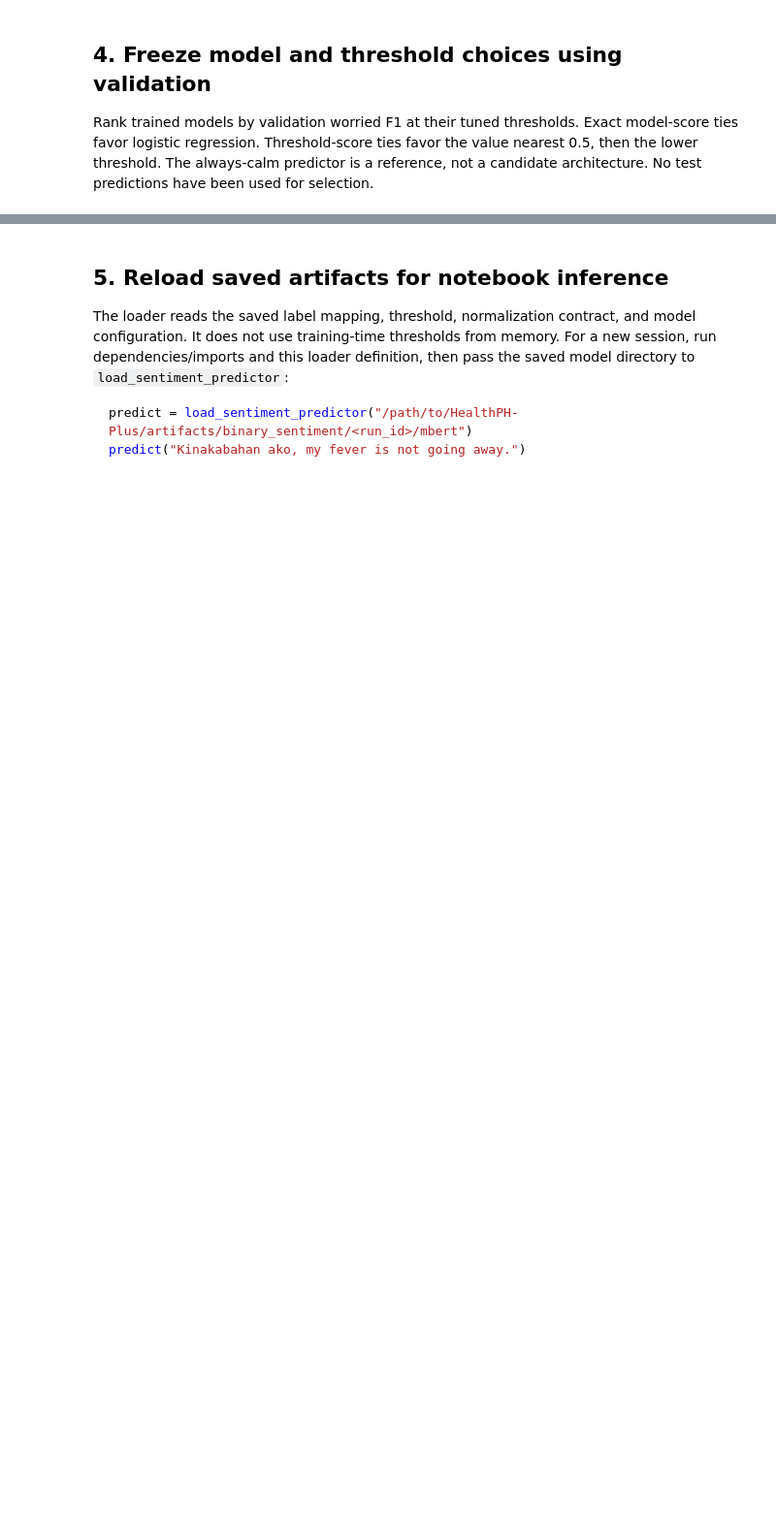
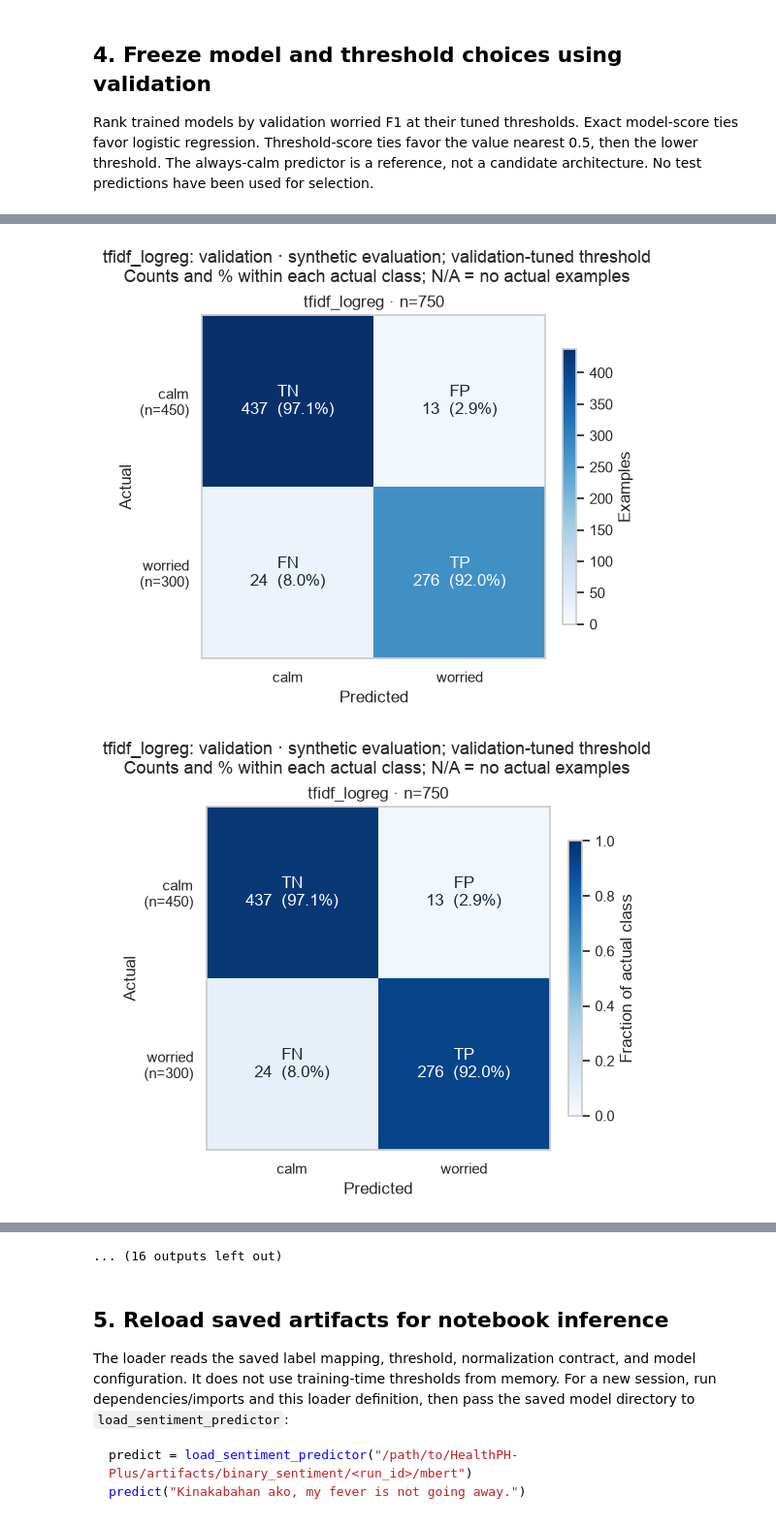
Before and after one commit to healthph-plus/HealthPH-Plus, a Jupyter notebook: notebooks/05_binary_sentiment_mbert.ipynb, the cells around one changed output, grey strips where cells are left out. Shown at 97% size. Saved outputs shown, nothing was run; the diff lists cells and outputs as text; code cells hidden in the pictures; blank space fills up the shorter version.

```diff
--- a/notebooks/05_binary_sentiment_mbert.ipynb
+++ b/notebooks/05_binary_sentiment_mbert.ipynb
@@ -569,6 +607,7 @@ validation_table = validation_table.sort_values(
 preferred_model = validation_table.iloc[0]['model']
 frozen_thresholds = dict(thresholds)
 selection_payload = {
+    'evaluation_source': data_quality_summary['evaluation_source'],
     'preferred_model': preferred_model,
     'comparison_complete': RUN_MBERT,
     'selection_metric': 'validation worried F1 at validation-tuned threshold',
@@ -627,3 +671,18 @@ for name in validation_probabilities:
     print(name, '— false negatives')
     display(test_predictions[name].query("error_type == 'false_negative'")
             .sort_values('worried_probability').head(5))
+# Reuse frozen predictions and thresholds; language scores never select a model.
+language_metric_rows = []
+if 'language' in test_df:
+    for model_name, probabilities in test_probabilities.items():
+        threshold = frozen_thresholds.get(model_name, 0.5)
+        for language in sorted(test_df['language'].unique()):
+            mask = test_df['language'].eq(language).to_numpy()
+            metrics, _ = metrics_at_threshold(test_df.loc[mask, 'label'], probabilities[mask], threshold)
+            language_metric_rows.append({'model': model_name, 'language': language,
+                                         'evaluation_source': data_quality_summary['evaluation_source'], **metrics})
+    language_metrics = pd.DataFrame(language_metric_rows)
+    print(EVALUATION_CONTEXT + ' — performance by language')
+    display(language_metrics)
+else:
+    language_metrics = pd.DataFrame()
@@ -648,6 +761,8 @@ def write_json(path, payload):
 
 common_config = {
     'run_id': RUN_ID, 'dataset_path': dataset_path,
+    'evaluation_source': data_quality_summary['evaluation_source'],
+    'split_strategy': data_quality_summary['split_strategy'],
     'dataset_sha256': data_quality_summary['dataset_sha256'],
     'seed': SEED, 'split': {'train': 1 - VAL_SIZE - TEST_SIZE, 'validation': VAL_SIZE, 'test': TEST_SIZE},
     'input_column': 'post', 'target_column': 'sentiment_label',
@@ -655,7 +770,9 @@ common_config = {
     'versions': PACKAGE_VERSIONS, 'device': str(DEVICE), 'run_mbert': RUN_MBERT,
 }
 model_dirs = {}
-manifest_columns = ['text_fingerprint', 'source_row', 'label', 'split']
+manifest_columns = ['text_fingerprint', 'source_row', 'label', 'split'] + [
+    column for column in ['id', 'language', 'code_switched', 'family_id', 'is_synthetic'] if column in split_manifest
+]
 for name in validation_probabilities:
     model_dir = RUN_DIR / name
     report_dir = model_dir / 'reports'
@@ -692,7 +809,10 @@ for name in validation_probabilities:
     write_json(model_dir / 'label_mapping.json', {'labels': LABEL_NAMES, 'positive_class': 1})
     write_json(model_dir / 'threshold.json', {'worried_threshold': frozen_thresholds[name]})
     write_json(report_dir / 'data_quality.json', data_quality_summary)
+    if not language_metrics.empty:
+        language_metrics.loc[language_metrics.model.eq(name)].to_csv(report_dir / 'metrics_by_language.csv', index=False)
     write_json(report_dir / 'metrics.json', {
+        'evaluation_source': data_quality_summary['evaluation_source'],
         'validation': validation_table.set_index('model').loc[name].to_dict(),
         'test': test_table.loc[name].to_dict(),
         'classification_report': test_reports[name], 'selection': selection_payload,
@@ -709,31 +829,38 @@ for name in validation_probabilities:
         objective_losses = None
     else:
         selected_train_output = trainer.predict(train_ds, metric_key_prefix='selected_train')
         train_scores = probabilities_from_logits(selected_train_output.predictions)
         objective_losses = {'train': selected_train_output.metrics['selected_train_loss'],
                             'validation': val_output.metrics['validation_loss'],
                             'test': test_output.metrics['test_loss']}
         del selected_train_output
     evaluation_report(
         {'train': (train_df['label'].to_numpy(), train_scores),
          'validation': (val_df['label'].to_numpy(), validation_probabilities[name]),
          'test': (test_df['label'].to_numpy(), test_probabilities[name])},
         ['calm', 'worried'], frozen_thresholds[name], report_dir, model_name=name,
         task='binary', losses=objective_losses, loss_name='Class-weighted cross-entropy',
+        threshold_context=EVALUATION_CONTEXT + '; validation-tuned threshold',
     )
 
 reference_dir = RUN_DIR / 'always_calm'
 reference_dir.mkdir(exist_ok=True)
+if not language_metrics.empty:
+    language_metrics.loc[language_metrics.model.eq('always_calm')].to_csv(reference_dir / 'metrics_by_language.csv', index=False)
+    language_metrics.to_csv(RUN_DIR / 'test_metrics_by_language.csv', index=False)
 write_json(reference_dir / 'metrics.json', test_table.loc['always_calm'].to_dict())
 test_confusion_matrices['always_calm'].to_csv(reference_dir / 'confusion_matrix.csv')
 display(test_confusion_matrices['always_calm'])
 validation_table.to_csv(RUN_DIR / 'validation_comparison.csv', index=False)
 test_table.to_csv(RUN_DIR / 'test_comparison.csv')
 write_json(RUN_DIR / 'selection.json', selection_payload)
 print('Saved run:', RUN_DIR)
 evaluation_report(
     {'validation': (val_df['label'].to_numpy(), np.zeros(len(val_df))),
      'test': (test_df['label'].to_numpy(), test_probabilities['always_calm'])},
     ['calm', 'worried'], 0.5, reference_dir, model_name='always_calm (fixed reference)', task='binary',
-    threshold_context='Fixed threshold 0.5',
+    threshold_context=EVALUATION_CONTEXT + '; fixed threshold 0.5',
 )
+# %% [output]
+[figure, added]
+[figure, added]
@@ -740,3 +877,4 @@ evaluation_report(
+... (16 outputs left out)
 # %% [markdown]
 ## 5. Reload saved artifacts for notebook inference
 
```
Also changed, not shown: parts of 11 cells of this notebook, 35 other files.
